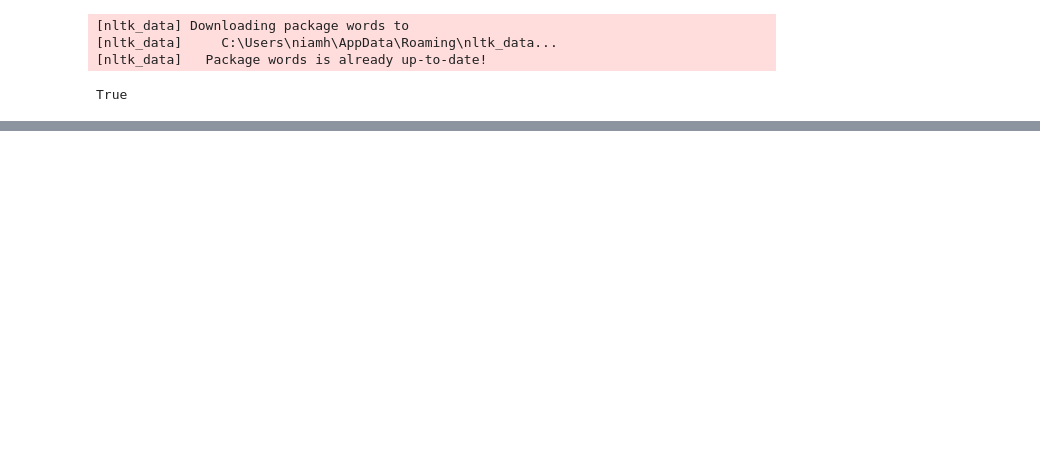
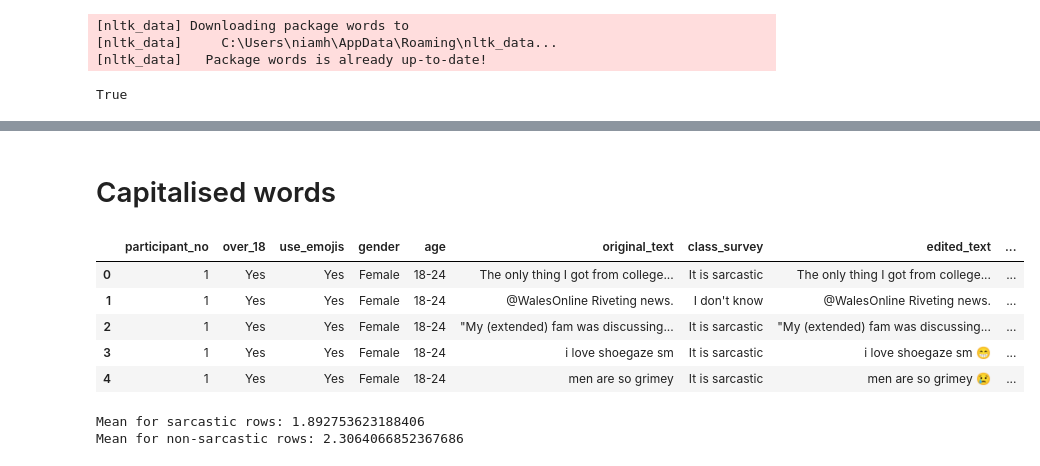
Before and after one commit to sba22224/Capstone_SBA22224, a Jupyter notebook: Code_Notebooks/Survey Data Processing.ipynb, the cells around one changed output, grey strips where cells are left out. Cells and saved outputs as stored; diff of their text form; code cells hidden in the pictures; blank space fills up the shorter version.

```diff
--- a/Code_Notebooks/Survey Data Processing.ipynb
+++ b/Code_Notebooks/Survey Data Processing.ipynb
@@ -4554,0 +4083,4 @@ Overall Average Sentiment Score Difference: 0.24026
+# %%
+#Remove extraneous cols
+df_survey = df_survey.drop(columns=['sentiment_difference', 'diff_neg', 'diff_neut', 'diff_pos'])
+df_survey.head()
@@ -4554,0 +4094,28 @@ Overall Average Sentiment Score Difference: 0.24026
+# %% [markdown]
+# Capitalised words
+# %%
+#Define function to count capitalised words
+def count_capital_words(text):
+    words = text.split()
+    capital_words_count = sum(1 for word in words if word[0].isupper())
+    return capital_words_count
+
+#Apply to tweets column
+df_survey['capitalised_words'] = df_survey['edited_text'].apply(count_capital_words)
+df_survey.head()
+# %% [output]
+|  | participant_no | over_18 | use_emojis | gender | age | original_text | class_survey | edited_text | ... |
+| 0 | 1 | Yes | Yes | Female | 18-24 | The only thing I got from college... | It is sarcastic | The only thing I got from college... | ... |
+| 1 | 1 | Yes | Yes | Female | 18-24 | @WalesOnline Riveting news. | I don't know | @WalesOnline Riveting news. | ... |
+| 2 | 1 | Yes | Yes | Female | 18-24 | "My (extended) fam was discussing... | It is sarcastic | "My (extended) fam was discussing... | ... |
+| 3 | 1 | Yes | Yes | Female | 18-24 | i love shoegaze sm | It is sarcastic | i love shoegaze sm 😁 | ... |
+| 4 | 1 | Yes | Yes | Female | 18-24 | men are so grimey | It is sarcastic | men are so grimey 😢 | ... |
+# %%
+#Filter rows with class_survey 'It is sarcastic' and calculate the mean of diff_pos
+print('Mean for sarcastic rows:', df_survey.loc[df_survey['class_survey'] == 'It is sarcastic', 'capitalised_words'].mean())
+
+#Filter rows with class_survey 'It is sarcastic' and calculate the mean of diff_pos
+print('Mean for non-sarcastic rows:', df_survey.loc[df_survey['class_survey'] == 'It is not sarcastic', 'capitalised_words'].mean())
+# %% [output]
+Mean for sarcastic rows: 1.892753623188406
+Mean for non-sarcastic rows: 2.3064066852367686
```
Also changed, not shown: parts of 110 cells of this notebook.
